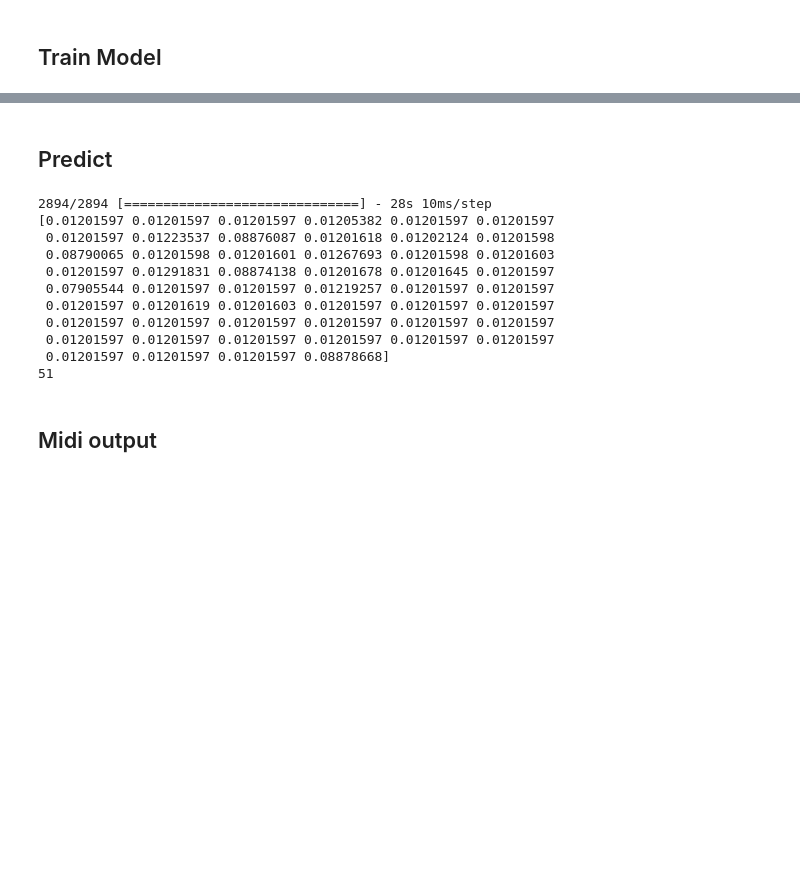
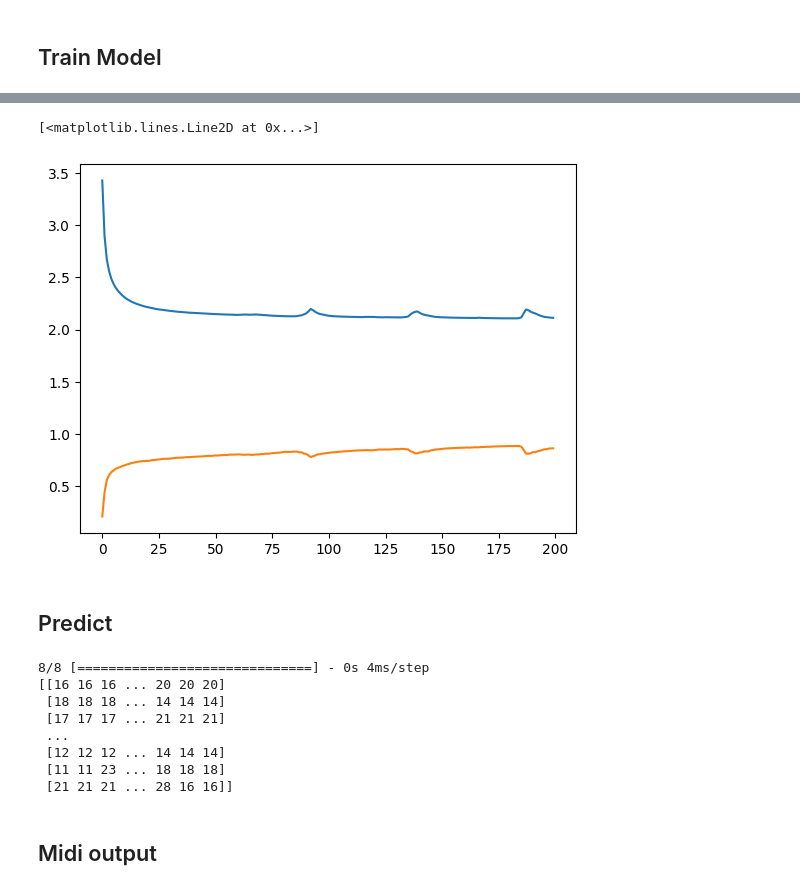
Before and after one commit to Lewis-Tsai/Introduction-to-Machine-Learning-Final-Project, a Jupyter notebook: basic_model.ipynb, the cells around one changed output, grey strips where cells are left out. Drawn from its saved outputs; the diff is of its cells as text; code cells hidden in the pictures; blank space fills up the shorter version.

Commit message:
train model and modify test input folder

```diff
--- a/basic_model.ipynb
+++ b/basic_model.ipynb
@@ -42,7 +42,7 @@ def slice_per_step(a, step=16):
     return a
 # %%
 # Load Data
-PATH = r"C:\Users\User\Desktop\augmentation"
+PATH = "test_input"
 file_dir = os.listdir(PATH)
 X_data = list()
 y_data = list()
@@ -52,7 +52,6 @@ for file in file_dir:
     loaded_file = np.load(PATH + "/" + file)
     # if the file name ends with "X.npy"
     if file.endswith("ans.npy"):
-        print("ans file: ", file)
         y_data.extend(slice_per_step(loaded_file))
     else:
         X_data.extend(slice_per_step(loaded_file))
@@ -91,7 +90,7 @@ n_feature = 42 # num of input features (12*3 + 1 + 1 + 2 + 1 + 1)
 n_pitch = 52 # one-hot of pitch (B0 ~ D5)
 
 # Training
-epoch = 50
+epoch = 200
 learning_rate = 0.001
 training_iters = n_step * epoch  # Loop epoch times on the dataset
 batch_size = 64
@@ -183,26 +199,27 @@ KeyboardInterrupt:
 # %%
 # save model
-model.save("lstm")
+#model.save("lstm")
 # plot
 plt.plot(model.history.history['loss'])
 plt.plot(model.history.history['categorical_accuracy'])
+# %% [output]
+[<matplotlib.lines.Line2D at 0x...>]
+[figure, added]
 # %% [markdown]
 ## Predict
 # %%
 pred_test = model.predict(X_test)
 pred_test = np.argmax(pred_test, axis=2)
+#print(pred_test)
 # %% [output]
-2894/2894 [==============================] - 28s 10ms/step
-[0.01201597 0.01201597 0.01201597 0.01205382 0.01201597 0.01201597
- 0.01201597 0.01223537 0.08876087 0.01201618 0.01202124 0.01201598
- 0.08790065 0.01201598 0.01201601 0.01267693 0.01201598 0.01201603
- 0.01201597 0.01291831 0.08874138 0.01201678 0.01201645 0.01201597
- 0.07905544 0.01201597 0.01201597 0.01219257 0.01201597 0.01201597
- 0.01201597 0.01201619 0.01201603 0.01201597 0.01201597 0.01201597
- 0.01201597 0.01201597 0.01201597 0.01201597 0.01201597 0.01201597
- 0.01201597 0.01201597 0.01201597 0.01201597 0.01201597 0.01201597
- 0.01201597 0.01201597 0.01201597 0.08878668]
-51
+8/8 [==============================] - 0s 4ms/step
+[[16 16 16 ... 20 20 20]
+ [18 18 18 ... 14 14 14]
+ [17 17 17 ... 21 21 21]
+ ...
+ [12 12 12 ... 14 14 14]
+ [11 11 23 ... 18 18 18]
+ [21 21 21 ... 28 16 16]]
 # %% [markdown]
 ## Midi output
 # %%
```
Also changed, not shown: parts of 5 cells of this notebook, 54 other files.
